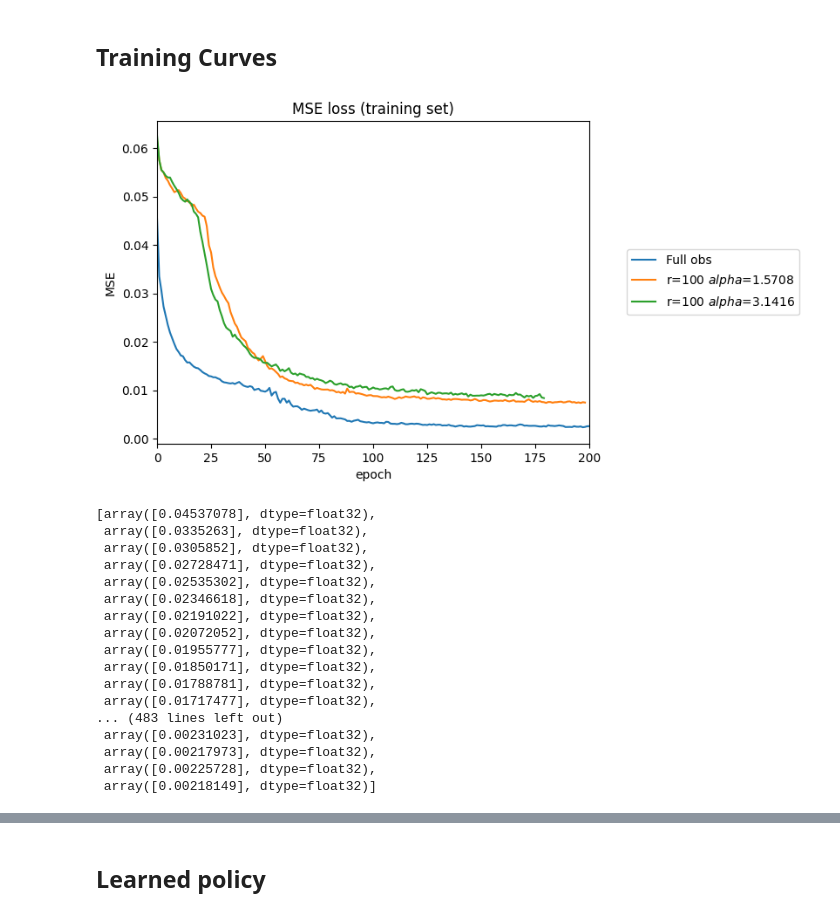
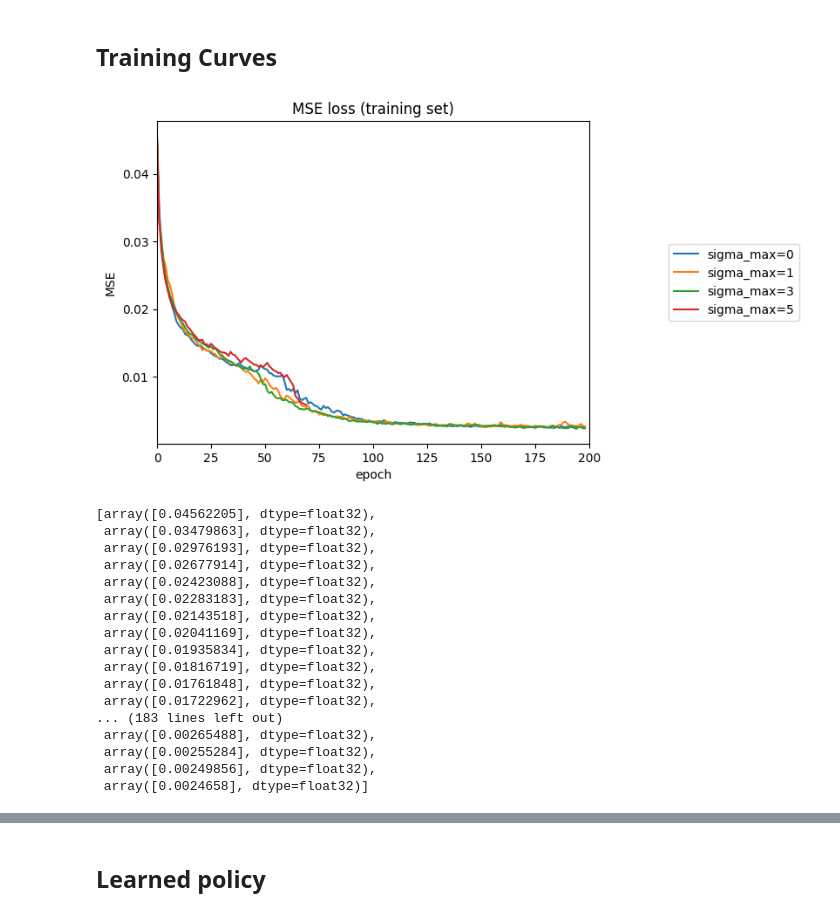
Before and after one commit to clemgris/imitation_gap_waymax, a Jupyter notebook: notebooks/vis_policy.ipynb, the cells around one changed output, grey strips where cells are left out. Drawn from its saved outputs; the diff is of its cells as text; code cells hidden in the pictures.

```diff
--- a/notebooks/vis_policy.ipynb
+++ b/notebooks/vis_policy.ipynb
@@ -49,7 +50,9 @@ from model.rnn_policy import ActorCriticRNN, ScannedRNN
 from utils.viz import plot_observation_with_mask, plot_observation_with_goal
 # %%
 load_folder = '/data/draco/cleain/imitation_gap_waymax/logs'
-expe_num_list = ['20240209_172010', # full obs
+expe_num_list = [
+                #  '20240209_172010', # full obs
+                #  '20240221_162658', # full obs (with new dataloader)
 
                 #  '20240216_174011', # r=20 alpha=pi/8
                 #  '20240216_222155', # r=20 alpha=pi/4
@@ -80,6 +83,11 @@ expe_num_list = ['20240209_172010', # full obs
                 # '20240221_041958', # r=100 alpha=pi/2
                 # '20240221_091940', # r=100 alpha=pi
                 # '20240221_142503', # r=100 alpha=2*pi
+
+                '20240221_162536', # Gaussian noise sigma_max=0
+                '20240222_000858', # Gaussian noise sigma_max=1
+                '20240222_042658', # Gaussian noise sigma_max=3
+                '20240222_084617', # Gaussian noise sigma_max=5
                  ]
 
 config_list = []
@@ -88,7 +96,7 @@ for expe_num in expe_num_list:
         config = json.load(file)
         config_list.append(config)
 
-n_epochs_list = [499] + [199] * (len(expe_num_list) - 1)
+n_epochs_list = [199] * (len(expe_num_list) - 1) + [70]
 # %% [markdown]
 ## Training Curves
 # %%
@@ -118,40 +126,41 @@ for ii, training_dict in enumerate(training_dict_list):
 # %%
 import matplotlib.pyplot as plt
 
 for ii, (X, losses) in enumerate(zip(X_list, losses_list)):
     config = config_list[ii]
-    if 'obs_mask_kwargs' not in config.keys():
+    if 'obs_mask_kwargs' not in config.keys() or config['obs_mask_kwargs'] is None:
         label = 'Full obs'
     else:
-        label = f'r={config["obs_mask_kwargs"]["radius"]} $alpha$={config["obs_mask_kwargs"]["angle_min"]:.4f}'
+        # label = f'r={config["obs_mask_kwargs"]["radius"]} $alpha$={config["obs_mask_kwargs"]["angle_min"]:.4f}'
+        label = f'sigma_max={config["obs_mask_kwargs"]["sigma_max"]}'
     plt.plot(X, losses, label=label)
     plt.title('MSE loss (training set)')
     plt.ylabel('MSE')
     plt.xlabel('epoch')
 plt.xlim(0, 200)
 plt.legend(loc='center right', bbox_to_anchor=(1.5, 0.5));
 # %% [output]
-[figure, old version]
+[figure, new version]
 # %%
 losses_list[0]
 # %% [output]
-[array([0.04537078], dtype=float32),
- array([0.0335263], dtype=float32),
- array([0.0305852], dtype=float32),
- array([0.02728471], dtype=float32),
- array([0.02535302], dtype=float32),
- array([0.02346618], dtype=float32),
- array([0.02191022], dtype=float32),
- array([0.02072052], dtype=float32),
- array([0.01955777], dtype=float32),
- array([0.01850171], dtype=float32),
- array([0.01788781], dtype=float32),
- array([0.01717477], dtype=float32),
-... (483 lines left out)
- array([0.00231023], dtype=float32),
- array([0.00217973], dtype=float32),
- array([0.00225728], dtype=float32),
- array([0.00218149], dtype=float32)]
+[array([0.04562205], dtype=float32),
+ array([0.03479863], dtype=float32),
+ array([0.02976193], dtype=float32),
+ array([0.02677914], dtype=float32),
+ array([0.02423088], dtype=float32),
+ array([0.02283183], dtype=float32),
+ array([0.02143518], dtype=float32),
+ array([0.02041169], dtype=float32),
+ array([0.01935834], dtype=float32),
+ array([0.01816719], dtype=float32),
+ array([0.01761848], dtype=float32),
+ array([0.01722962], dtype=float32),
+... (183 lines left out)
+ array([0.00265488], dtype=float32),
+ array([0.00255284], dtype=float32),
+ array([0.00249856], dtype=float32),
+ array([0.0024658], dtype=float32)]
 # %%
 X = np.arange(n_epochs)
 
```
Also changed, not shown: parts of 2 cells of this notebook, 1 other file.
